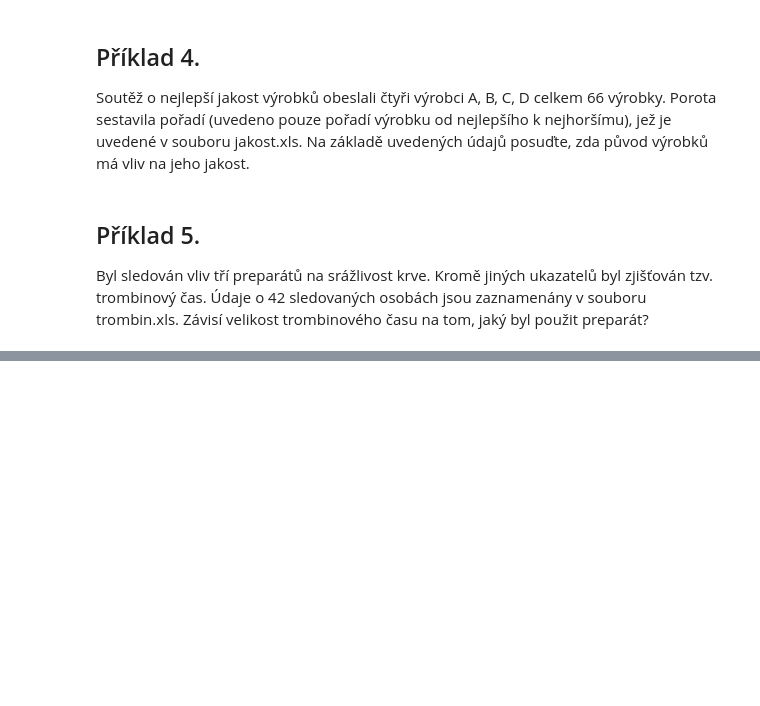
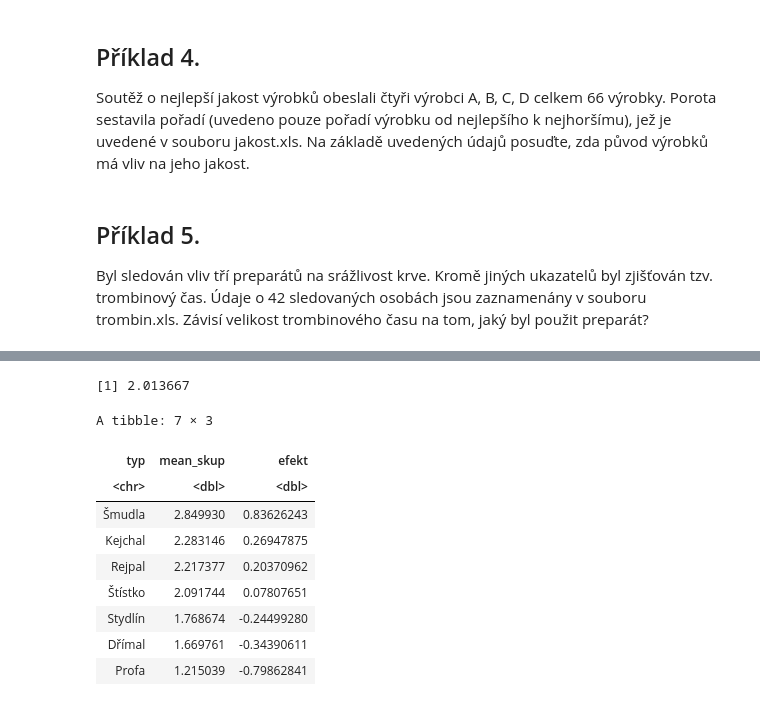
Before and after one commit to Beremi/PS_course_cz, a Jupyter notebook: CV12/cv12.ipynb, the cells around one changed output, grey strips where cells are left out. Saved outputs shown, nothing was run; the diff lists cells and outputs as text; code cells hidden in the pictures; blank space fills up the shorter version.

```diff
--- a/CV12/cv12.ipynb
+++ b/CV12/cv12.ipynb
@@ -509,0 +607,30 @@ efekty %>% arrange(desc(efekt))
+# %%
+# počítání efektů
+library(dplyr)
+
+# celkový průměr
+prumer_vsech = mean(zlato$hodnota)
+prumer_vsech
+
+# průměry ve skupinách
+efekty = zlato %>% group_by(typ) %>%
+    summarize(mean_skup = mean(hodnota))
+
+# efekty
+efekty$efekt = efekty$mean_skup - prumer_vsech
+
+# vypsat setřízené
+efekty.s = efekty %>% arrange(desc(efekt))
+efekty.s
+# %% [output]
+[1] 2.013667
+A tibble: 7 × 3
+| typ | mean_skup | efekt |
+| <chr> | <dbl> | <dbl> |
+| Šmudla | 2.849930 | 0.83626243 |
+| Kejchal | 2.283146 | 0.26947875 |
+| Rejpal | 2.217377 | 0.20370962 |
+| Štístko | 2.091744 | 0.07807651 |
+| Stydlín | 1.768674 | -0.24499280 |
+| Dřímal | 1.669761 | -0.34390611 |
+| Profa | 1.215039 | -0.79862841 |
```
Also changed, not shown: parts of 7 cells of this notebook, 7 other files.
